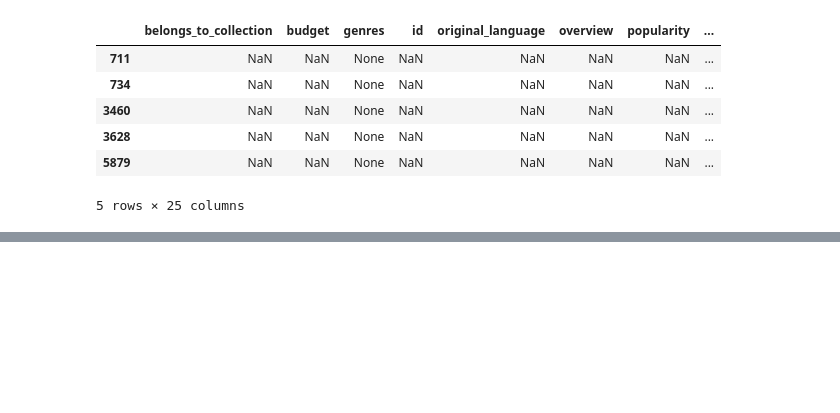
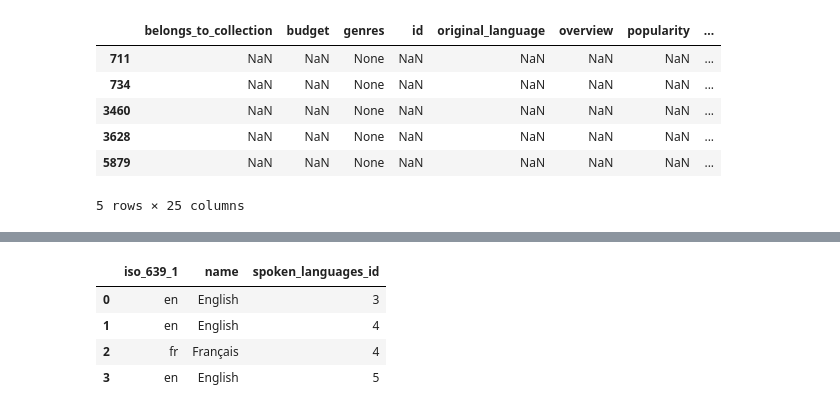
Before and after one commit to mauricioarcez/MLops, a Jupyter notebook: notebooks/etl.ipynb, the cells around one changed output, grey strips where cells are left out. Cells and saved outputs as stored; diff of their text form; code cells hidden in the pictures; blank space fills up the shorter version.

```diff
--- a/notebooks/etl.ipynb
+++ b/notebooks/etl.ipynb
@@ -341,3 +373,15 @@ pc_desanidado.head(4)
+# %%
+# Aplicamos la funcion que desanida las columnas en otra tabla.
+# Lo asignamos como una variable que es ahi donde estaran las tablas
+slan_desanidado = desanidar_columnas(df, 'spoken_languages', 'slan_desanidado', 3)
+
+slan_desanidado.head(4)
+# %% [output]
+|  | iso_639_1 | name | spoken_languages_id |
+| 0 | en | English | 3 |
+| 1 | en | English | 4 |
+| 2 | fr | Français | 4 |
+| 3 | en | English | 5 |
 # %%
 df.info()
 # %% [output]
```
Also changed, not shown: parts of 18 cells of this notebook.
